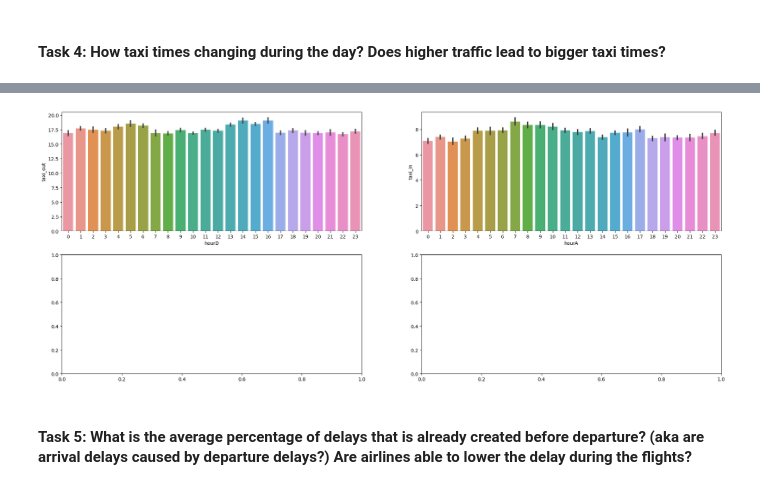
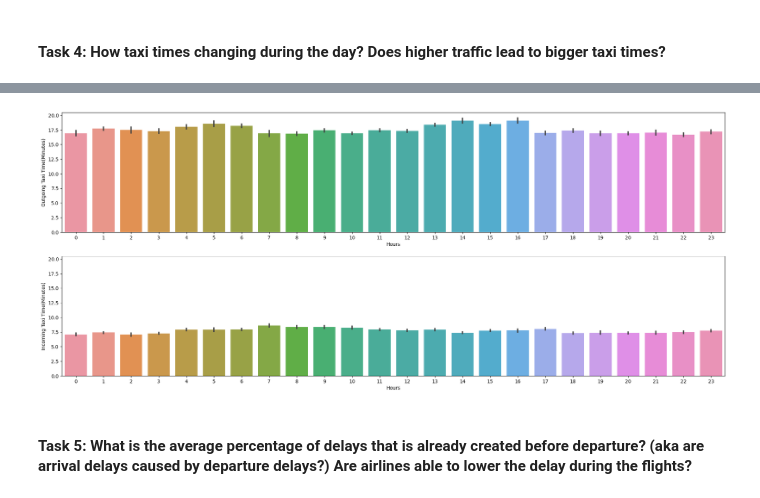
Before and after one commit to hapl/predict-flight-delays, a Jupyter notebook: src/modules/exploratory_analysis_hugo.ipynb, the cells around one changed output, grey strips where cells are left out. Cells and saved outputs as stored; diff of their text form; code cells hidden in the pictures.

```diff
--- a/src/modules/exploratory_analysis_hugo.ipynb
+++ b/src/modules/exploratory_analysis_hugo.ipynb
@@ -32,6 +35,8 @@ def prepare_data_flights(df):
 
     df['crs_dep_time'] = pd.to_datetime(df['crs_dep_time'], unit='m', errors='coerce').dt.strftime("%H:%M")
     df['crs_arr_time'] = pd.to_datetime(df['crs_arr_time'], unit='m', errors='coerce').dt.strftime("%H:%M")
+    df['dep_time'] = pd.to_datetime(df['dep_time'], unit='m', errors='coerce').dt.strftime("%H:%M")
+    df.rename(columns={'dep_time': 'ActualDeparture'}, inplace=True)
     df.rename(columns={'crs_dep_time': 'DepartureTime','crs_arr_time': 'ArrivalTime'}, inplace=True)
     df.rename(columns={'crs_elapsed_time': 'ElapsedTimeFlight,'}, inplace=True)
     df.rename(columns={'crs_elapsed_time': 'ElapsepTimeScheduled'}, inplace=True)
@@ -42,6 +47,9 @@ def prepare_data_flights(df):
     df.rename(columns={'origin': 'OriginIATA'}, inplace=True)
     df.rename(columns={'dest': 'DestinationIATA'}, inplace=True)
     df.rename(columns={'distance': 'DistanceAirports'}, inplace=True)
+    df.rename(columns={'air_time': 'FlightTime'}, inplace=True)
+    df.rename(columns={'dep_delay': 'Delay_Departure'}, inplace=True)
+
     df.rename(columns={'city_dest':'DestinationCity','state_dest':'DestinationState','city_orig':'OriginCity','state_orig':'OriginState'}, inplace=True)
     df.rename(columns={'carrier_delay':'Delay_Carrier','weather_delay':'Delay_Weather','nas_delay':'Delay_NationalAirSystem','security_delay':'Delay_Security','late_aircraft_delay':'Delay_LateAircraft'}, inplace=True)
 
@@ -107,13 +98,18 @@ See the caveats in the documentation: https://pandas.pydata.org/pandas-docs/stab
 # %%
-fig, ax = plt.subplots(2, 2, figsize=(25, 10))
-#df_taxi.sort_values('hourD', ascending=True)
-sns.barplot(x='hourD', y='taxi_out', data=df_taxi, ax=ax[0,0])
+fig, ax = plt.subplots(2, 1, figsize=(25, 10), sharey=True)
+
+sns.barplot(x='hourD', y='taxi_out', data=df_taxi, ax=ax[0])#,ax.set(xlabel='common xlabel', ylabel='common ylabel' )
+#ax[0].set_yscale('log')
+ax[0].set(xlabel='Hours', ylabel='Outgoing Taxi Time(Minutes)')
+
+
 #df_taxi.sort_values('hourA', ascending=True)
-sns.barplot(x='hourA', y='taxi_in', data=df_taxi, ax=ax[0,1])
-##in progress
+sns.barplot(x='hourA', y='taxi_in', data=df_taxi, ax=ax[1])
+#ax[1].set_yscale('log')
+ax[1].set(xlabel='Hours', ylabel='Incoming Taxi Time(Minutes)')
 plt.show()
 # %% [output]
-[figure, old version]
+[figure, new version]
 # %% [markdown]
 #### **Task 5**: What is the average percentage of delays that is already created before departure? (aka are arrival delays caused by departure delays?) Are airlines able to lower the delay during the flights?
 # %% [markdown]
```
Also changed, not shown: parts of 23 cells of this notebook.
